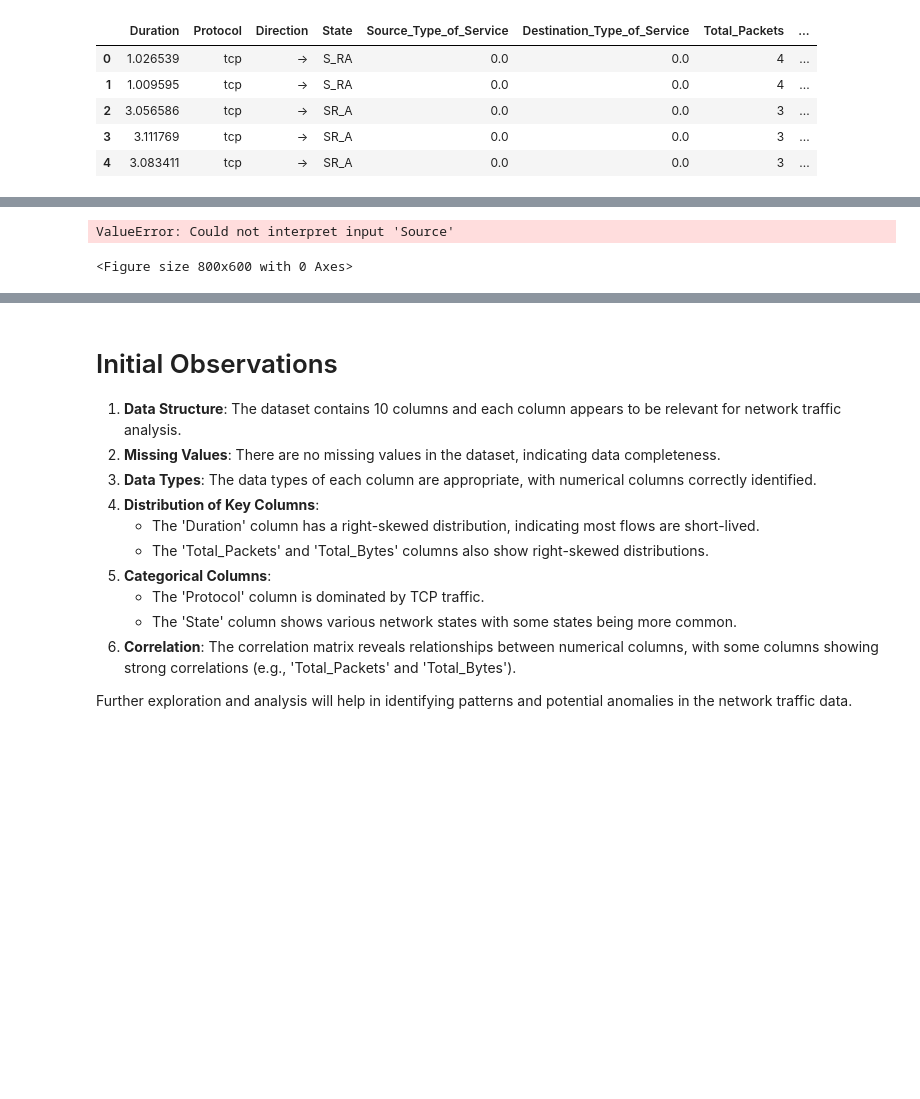
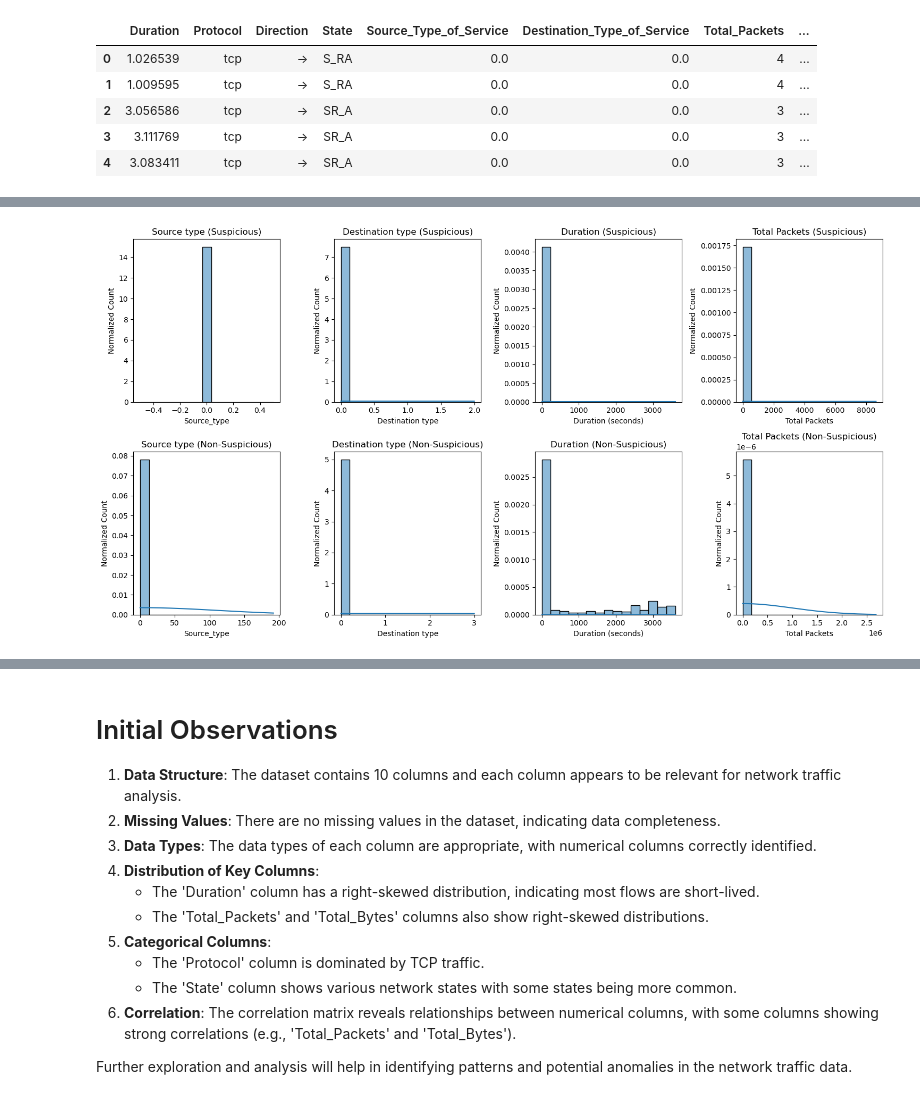
Before and after one commit to davedawitdave/Network-security-analysis-and-botnet-prediction, a Jupyter notebook: preprocessing/Explore_data.ipynb, the cells around one changed output, grey strips where cells are left out. Drawn from its saved outputs; the diff is of its cells as text; code cells hidden in the pictures; blank space fills up the shorter version.

```diff
--- a/preprocessing/Explore_data.ipynb
+++ b/preprocessing/Explore_data.ipynb
@@ -325,38 +168,38 @@ KeyError: 'Source'
-# %%
-import seaborn as sns
-import matplotlib.pyplot as plt
-
-# Function to create countplot
-def create_countplot(data, column, title):
-    plt.figure(figsize=(8, 6))
-    sns.countplot(x=column, data=data, palette='viridis')
-    plt.title(title)
-    plt.xlabel(column)
-    plt.ylabel('Count')
-    plt.show()
-
-# Function to create histplot
-def create_histplot(data, column, title):
-    plt.figure(figsize=(8, 6))
-    sns.histplot(data[column], bins=50, kde=False)
-    plt.title(title)
-    plt.xlabel(column)
-    plt.ylabel('Count')
-    plt.show()
-
-# Features to plot countplots for
-numerical_features = ['Source', 'Destination', 'Total_Packets', 'Total_Bytes']
-
-# Plotting countplots for numerical features
-for feature in numerical_features:
-    create_countplot(suspicious_df, feature, f'Count Plot of {feature} (Suspicious)')
-    create_countplot(non_suspicious_df, feature, f'Count Plot of {feature} (Non-Suspicious)')
-
-# Plotting histplots for State and Protocol
-create_histplot(suspicious_df, 'State', 'Histogram of States (Suspicious)')
-create_histplot(non_suspicious_df, 'State', 'Histogram of States (Non-Suspicious)')
-create_histplot(suspicious_df, 'Protocol', 'Histogram of Protocols (Suspicious)')
-create_histplot(non_suspicious_df, 'Protocol', 'Histogram of Protocols (Non-Suspicious)')
-# %% [output]
-ValueError: Could not interpret input 'Source'
-<Figure size 800x600 with 0 Axes>
+# %%
+# Filter the data where Suspicious = 1 and non_Suspicious =0
+suspicious_df = data[data['Suspicious'] == 1]
+non_suspicious_df = data[data['Suspicious'] == 0]
+
+# List of features to plot
+features = [
+    ('Source_Type_of_Service', 'Source type', 'Source_type'),
+    ('Destination_Type_of_Service', 'Destination type', 'Destination type'),
+    ('Duration', 'Duration', 'Duration (seconds)'),
+    ('Total_Packets', 'Total Packets', 'Total Packets')
+]
+# %%
+plt.figure(figsize=(15, 8))
+
+# Calculate the bandwidth for KDE
+bandwidth = max(suspicious_df[feature].std(), non_suspicious_df[feature].std())
+
+# Plot suspicious data
+for idx, (feature, title, xlabel) in enumerate(features, start=1):
+    plt.subplot(2, 4, idx)
+    sns.histplot(suspicious_df[feature], bins=15, kde = True, kde_kws={'bw_adjust': bandwidth}, stat='density')
+    plt.title(title+' (Suspicious)')
+    plt.xlabel(xlabel)
+    plt.ylabel('Normalized Count')
+
+# Plot non-suspicious data
+for idx, (feature, title, xlabel) in enumerate(features, start=5):
+    plt.subplot(2, 4, idx)
+    sns.histplot(non_suspicious_df[feature], bins=15, kde=True, kde_kws={'bw_adjust': bandwidth}, stat='density')
+    plt.title(title+' (Non-Suspicious)')
+    plt.xlabel(xlabel)
+    plt.ylabel('Normalized Count')
+
+plt.tight_layout()
+plt.show()
+# %% [output]
+[figure, added]
```
Also changed, not shown: parts of 21 cells of this notebook.
